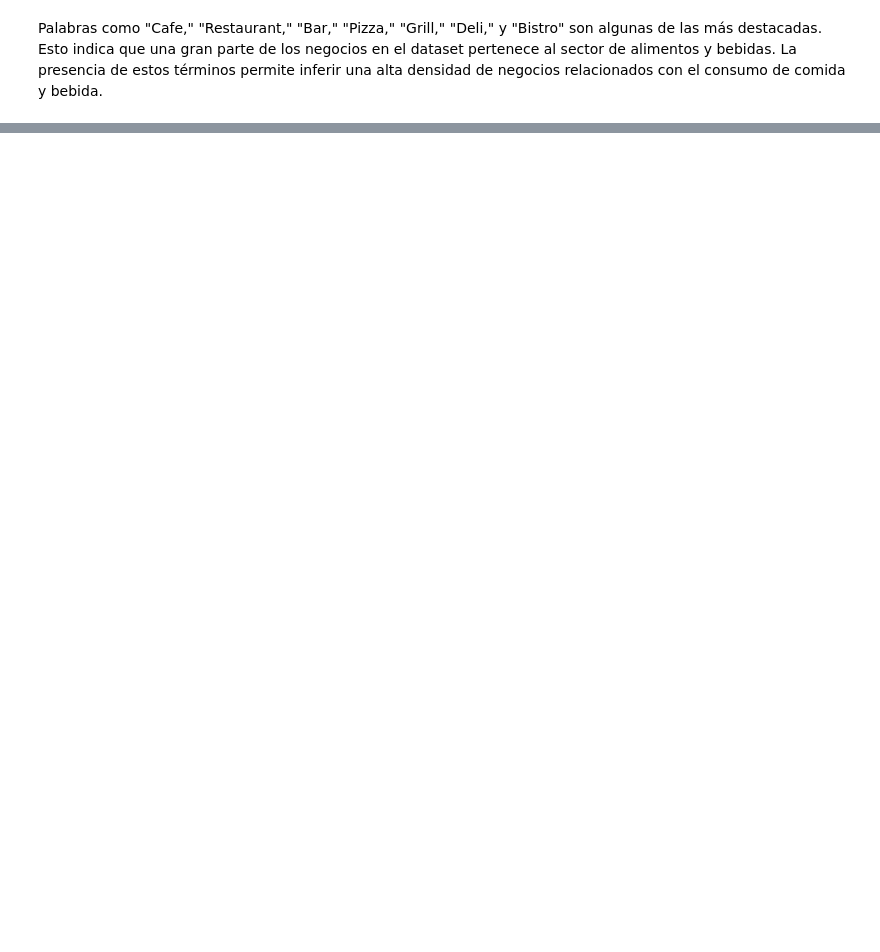
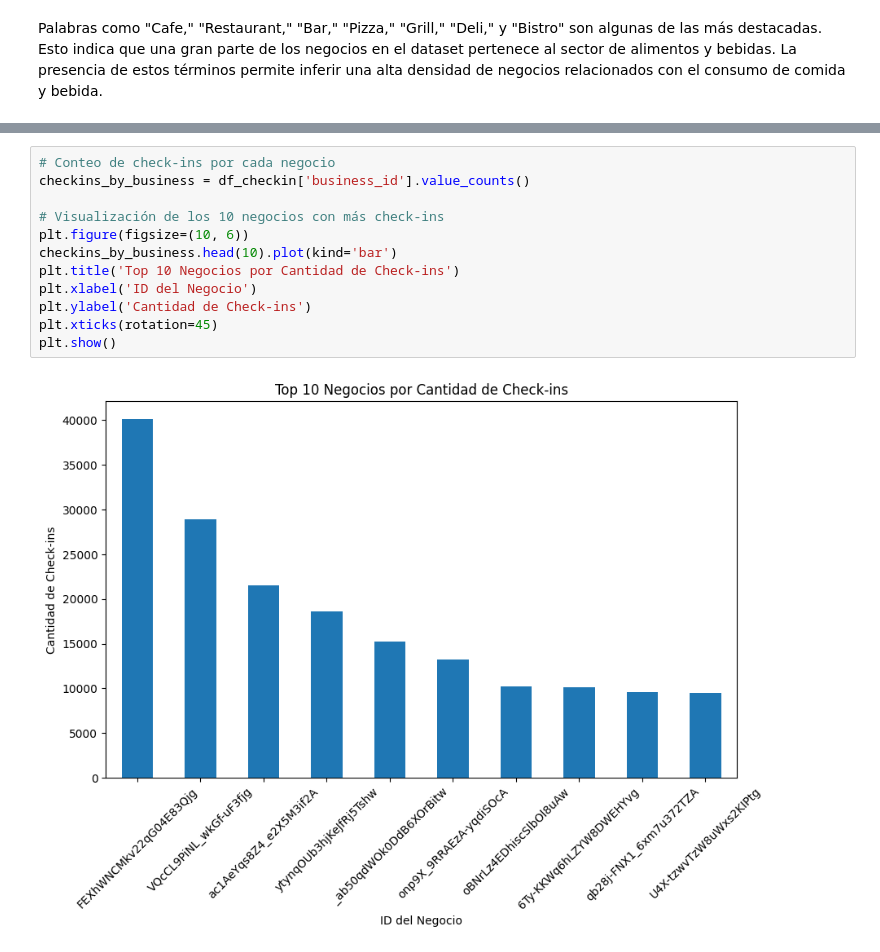
Before and after one commit to negoveron/PF_GY_DPT10, a Jupyter notebook: EDA/EDA.ipynb, the cells around one changed output, grey strips where cells are left out. Cells and saved outputs as stored; diff of their text form; blank space fills up the shorter version.

```diff
--- a/EDA/EDA.ipynb
+++ b/EDA/EDA.ipynb
@@ -747,0 +857,14 @@ Name: count, dtype: int64
+# %%
+# Conteo de check-ins por cada negocio
+checkins_by_business = df_checkin['business_id'].value_counts()
+
+# Visualización de los 10 negocios con más check-ins
+plt.figure(figsize=(10, 6))
+checkins_by_business.head(10).plot(kind='bar')
+plt.title('Top 10 Negocios por Cantidad de Check-ins')
+plt.xlabel('ID del Negocio')
+plt.ylabel('Cantidad de Check-ins')
+plt.xticks(rotation=45)
+plt.show()
+# %% [output]
+[figure, added]
```
Also changed, not shown: parts of 139 cells of this notebook.
